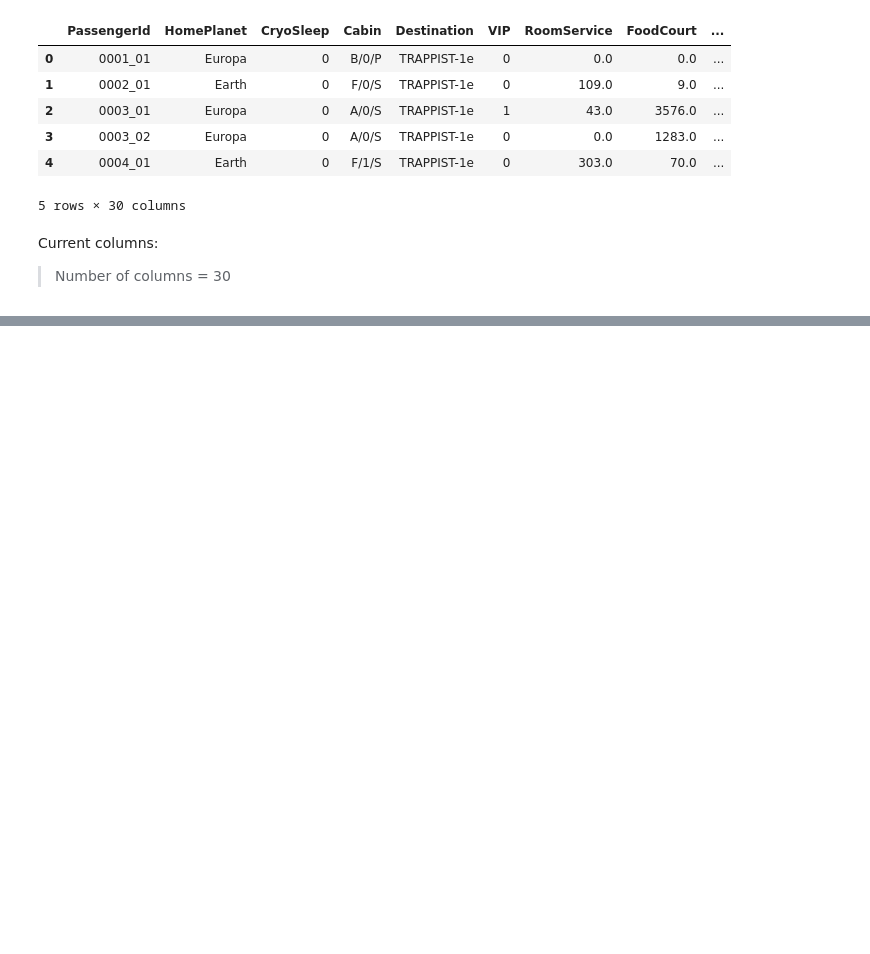
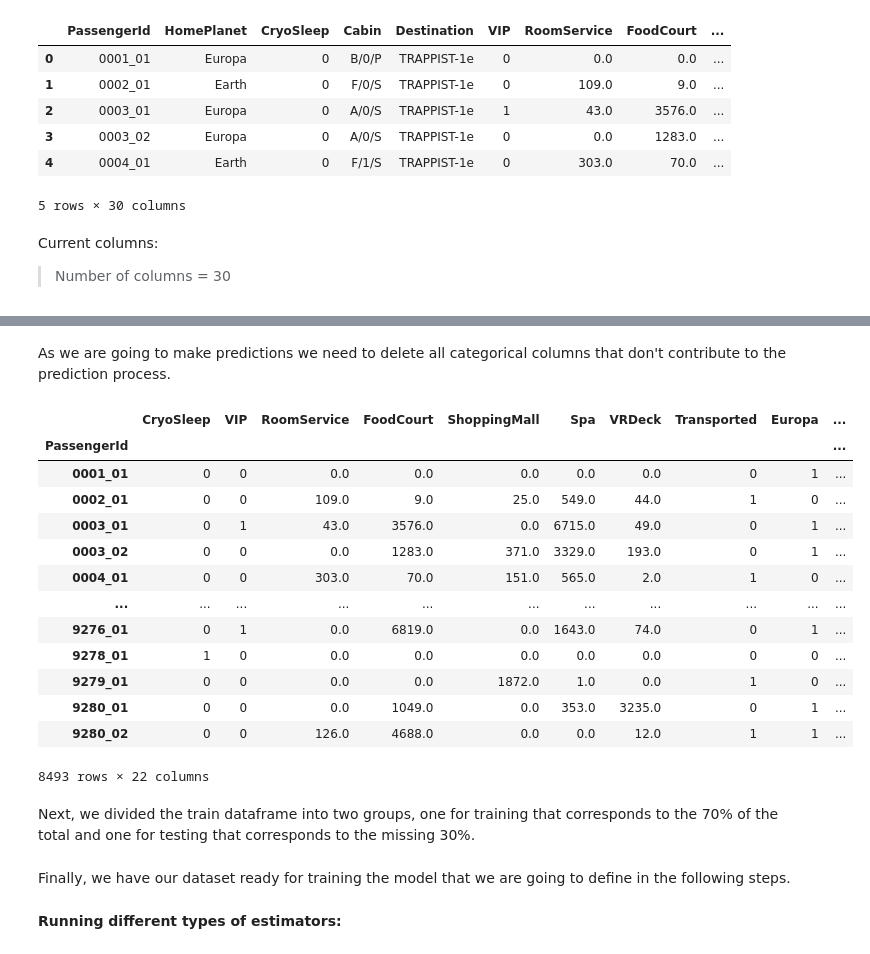
Before and after one commit to melixxa07/AI-Project, a Jupyter notebook: 01 - Data Exploration.ipynb, the cells around one changed output, grey strips where cells are left out. Drawn from its saved outputs; the diff is of its cells as text; code cells hidden in the pictures; blank space fills up the shorter version.

```diff
--- a/01 - Data Exploration.ipynb
+++ b/01 - Data Exploration.ipynb
@@ -261,0 +272,5 @@ Index(['PassengerId', 'HomePlanet', 'CryoSleep', 'Cabin', 'Destination', 'VIP',
+# %%
+df = df_train.copy()
+# %%
+df.index = df['PassengerId']
+del[df['PassengerId']]
@@ -261,0 +294,24 @@ Index(['PassengerId', 'HomePlanet', 'CryoSleep', 'Cabin', 'Destination', 'VIP',
+# %% [markdown]
+<font face = 'Century' >  As we are going to make predictions we need to delete all categorical columns that don't contribute to the prediction process.
+# %%
+for col in df:
+    if df[col].dtype == 'O':
+        df = df.drop([col], axis=1)
+df
+# %% [output]
+|  | CryoSleep | VIP | RoomService | FoodCourt | ShoppingMall | Spa | VRDeck | Transported | Europa | ... |
+| PassengerId |  |  |  |  |  |  |  |  |  | ... |
+| 0001_01 | 0 | 0 | 0.0 | 0.0 | 0.0 | 0.0 | 0.0 | 0 | 1 | ... |
+| 0002_01 | 0 | 0 | 109.0 | 9.0 | 25.0 | 549.0 | 44.0 | 1 | 0 | ... |
+| 0003_01 | 0 | 1 | 43.0 | 3576.0 | 0.0 | 6715.0 | 49.0 | 0 | 1 | ... |
+| 0003_02 | 0 | 0 | 0.0 | 1283.0 | 371.0 | 3329.0 | 193.0 | 0 | 1 | ... |
+| 0004_01 | 0 | 0 | 303.0 | 70.0 | 151.0 | 565.0 | 2.0 | 1 | 0 | ... |
+| ... | ... | ... | ... | ... | ... | ... | ... | ... | ... | ... |
+| 9276_01 | 0 | 1 | 0.0 | 6819.0 | 0.0 | 1643.0 | 74.0 | 0 | 1 | ... |
+| 9278_01 | 1 | 0 | 0.0 | 0.0 | 0.0 | 0.0 | 0.0 | 0 | 0 | ... |
+| 9279_01 | 0 | 0 | 0.0 | 0.0 | 1872.0 | 1.0 | 0.0 | 1 | 0 | ... |
+| 9280_01 | 0 | 0 | 0.0 | 1049.0 | 0.0 | 353.0 | 3235.0 | 0 | 1 | ... |
+| 9280_02 | 0 | 0 | 126.0 | 4688.0 | 0.0 | 0.0 | 12.0 | 1 | 1 | ... |
+8493 rows × 22 columns
+# %% [markdown]
+<font face = 'Century' > Next, we divided the train dataframe into two groups, one for training that corresponds to the 70% of the total  and one for testing that corresponds to the missing 30%.
@@ -261,0 +324,2 @@ Index(['PassengerId', 'HomePlanet', 'CryoSleep', 'Cabin', 'Destination', 'VIP',
+# %% [markdown]
+<font face = 'Century' > Finally, we have our dataset ready for training the model that we are going to define in the following steps.
@@ -261,0 +334,2 @@ Index(['PassengerId', 'HomePlanet', 'CryoSleep', 'Cabin', 'Destination', 'VIP',
+# %% [markdown]
+<font face = 'Century'> **Running different types of estimators:**
```
Also changed, not shown: parts of 15 cells of this notebook.
